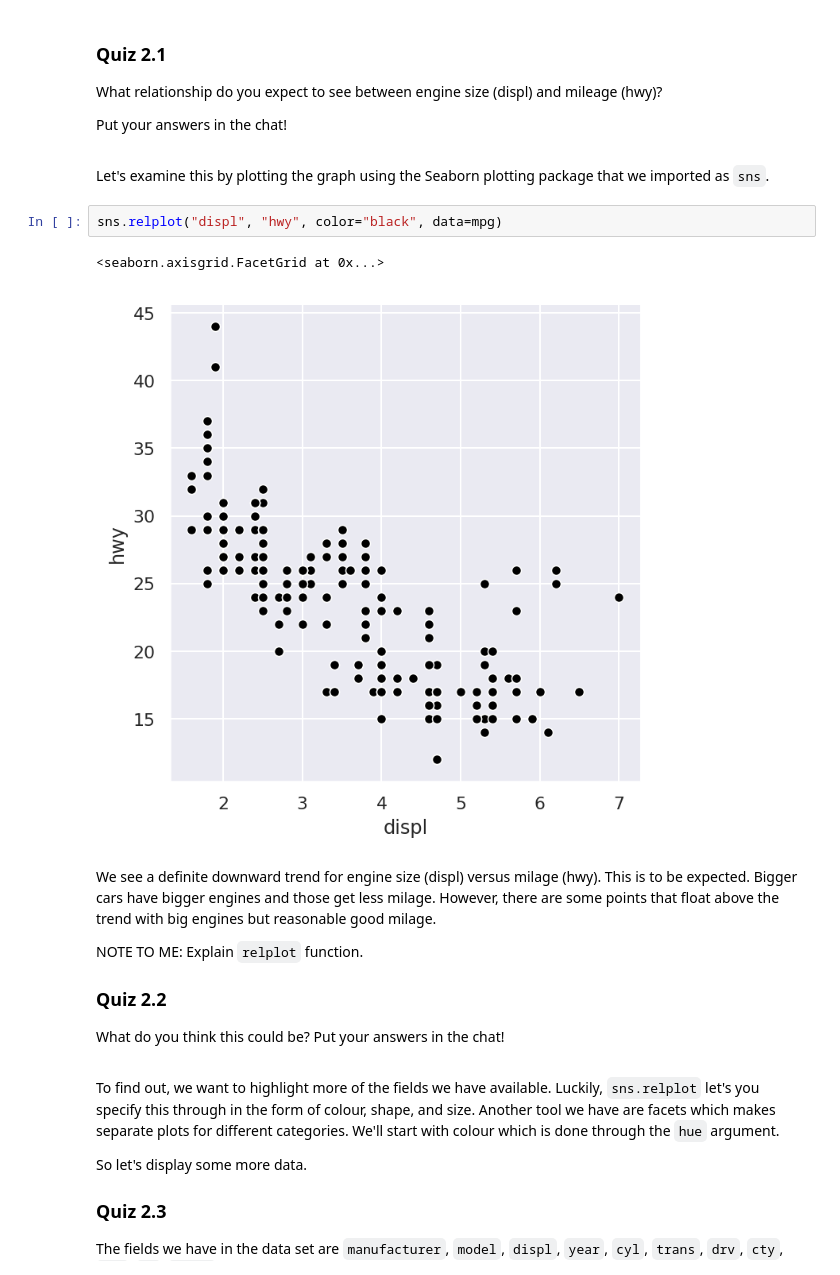
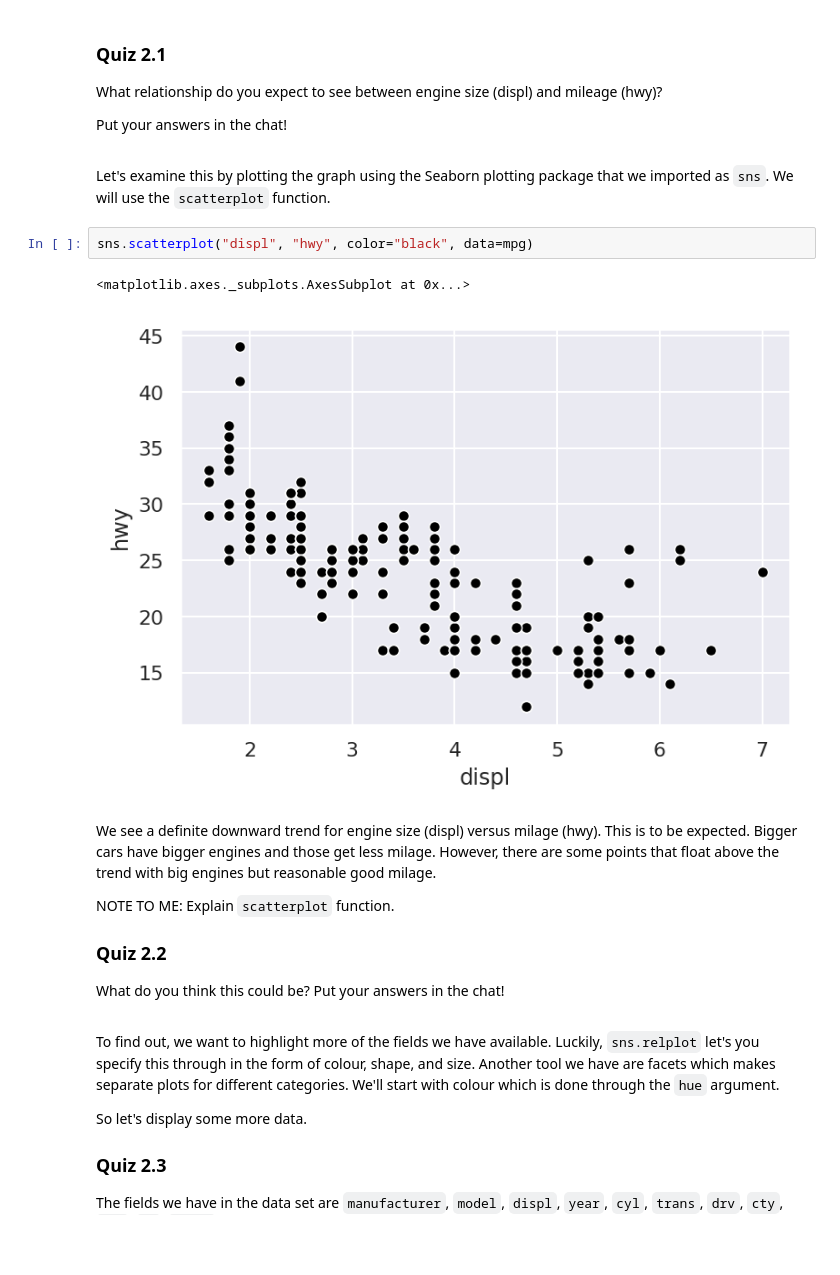
Before and after one commit to drjarno/python-workshop-2020-may, a Jupyter notebook: Chapter 2.ipynb, the cells around one changed output. Drawn from its saved outputs; the diff is of its cells as text; blank space fills up the shorter version.

```diff
--- a/Chapter 2.ipynb
+++ b/Chapter 2.ipynb
@@ -62,16 +62,16 @@ What relationship do you expect to see between engine size (displ) and mileage (
 Put your answers in the chat!
 <div style="margin-bottom: 20em;"> </div>
 # %% [markdown]
-Let's examine this by plotting the graph using the Seaborn plotting package that we imported as `sns`.
+Let's examine this by plotting the graph using the Seaborn plotting package that we imported as `sns`. We will use the `scatterplot` function.
 # %%
-sns.relplot("displ", "hwy", color="black", data=mpg)
+sns.scatterplot("displ", "hwy", color="black", data=mpg)
 # %% [output]
-<seaborn.axisgrid.FacetGrid at 0x...>
+<matplotlib.axes._subplots.AxesSubplot at 0x...>
-[figure, old version]
+[figure, new version]
 # %% [markdown]
 We see a definite downward trend for engine size (displ) versus milage (hwy). This is to be expected. Bigger cars have bigger engines and those get less milage. However, there are some points that float above the trend with big engines but reasonable good milage.
 
-NOTE TO ME: Explain `relplot` function.
+NOTE TO ME: Explain `scatterplot` function.
 
 ### Quiz 2.2
 What do you think this could be? Put your answers in the chat!
```
Also changed, not shown: parts of 56 cells of this notebook.
